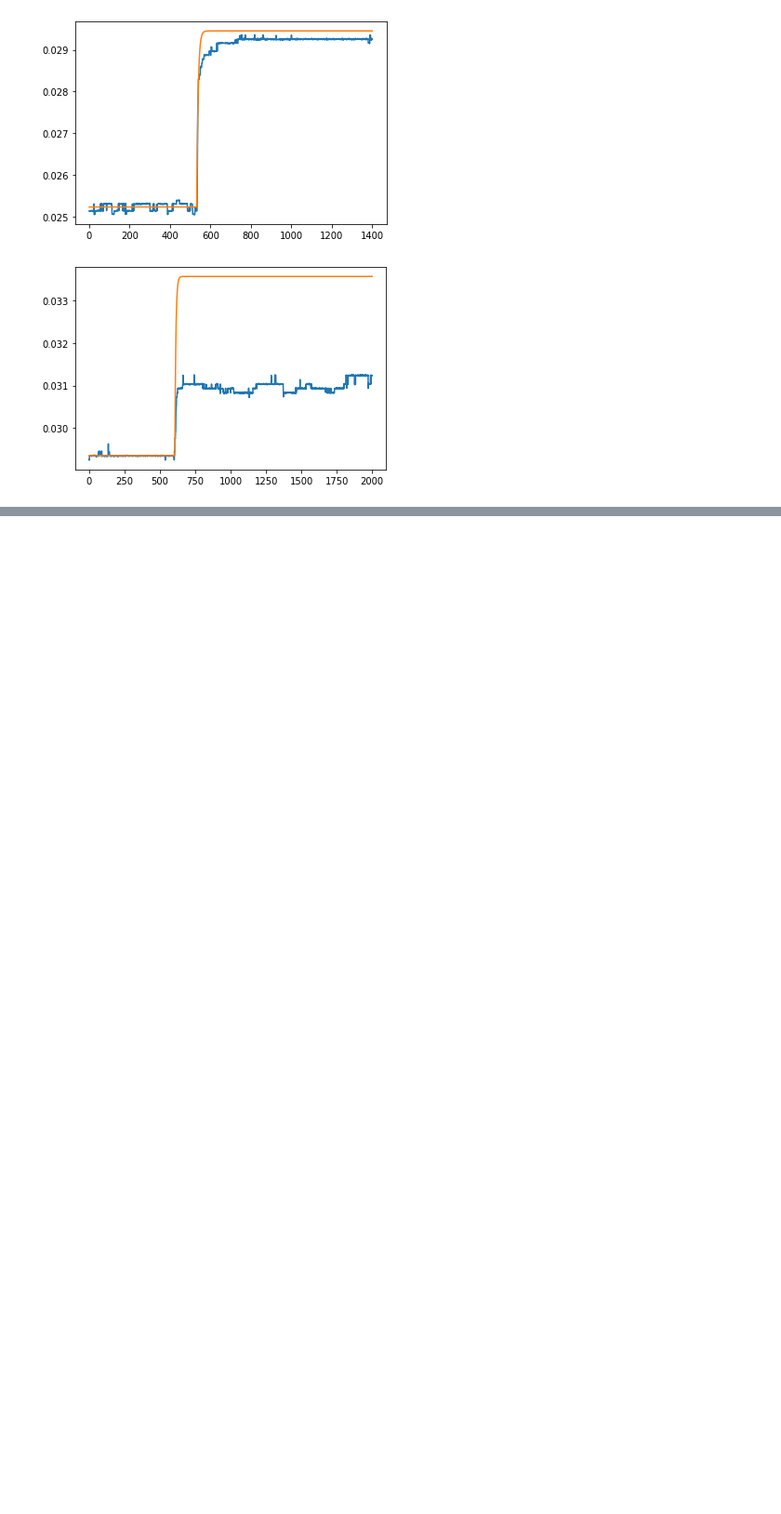
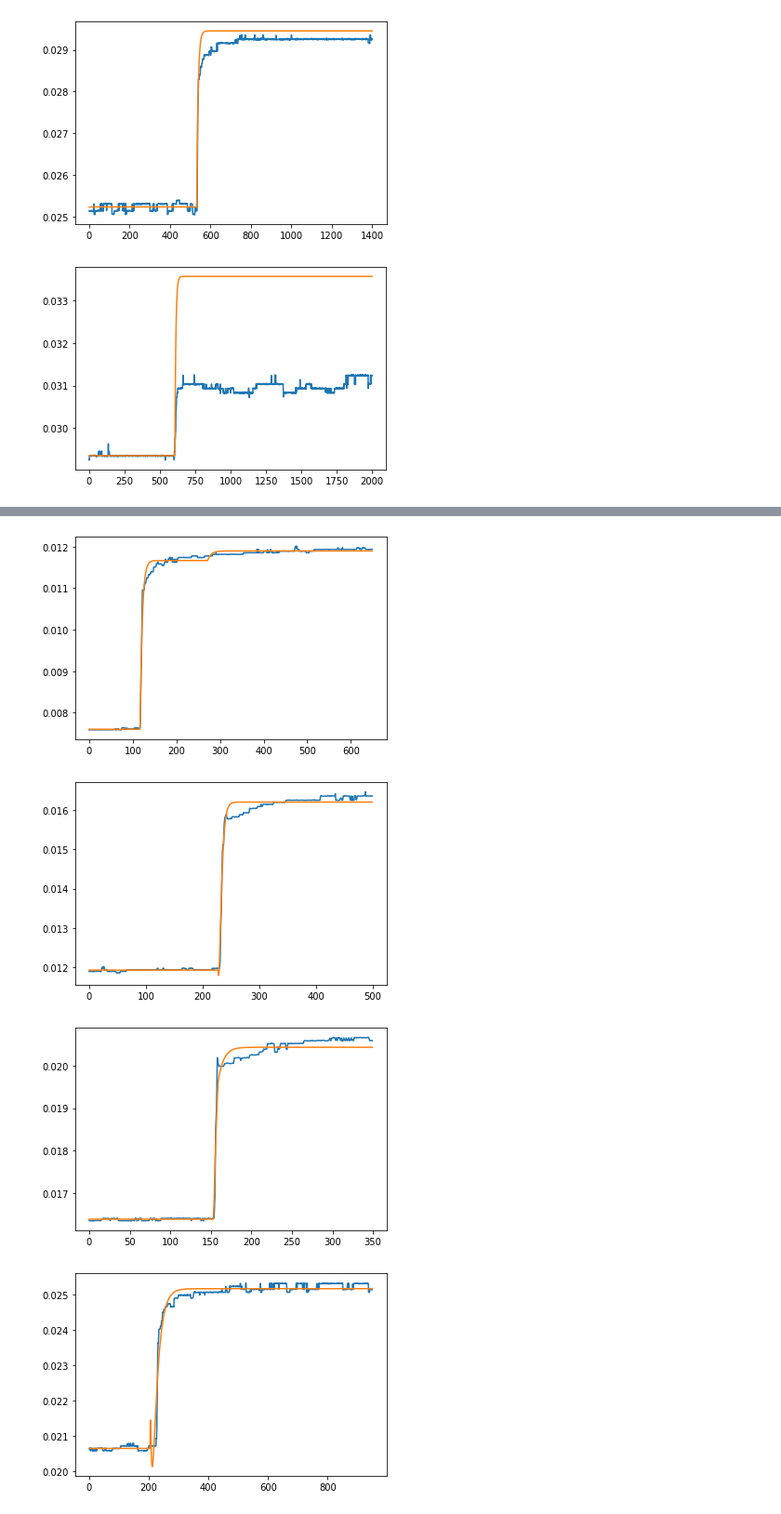
Before and after one commit to JarrydWebber/Jarryd-CSC, a Jupyter notebook: First Order Fit Outside of Rig pH Probe.ipynb, the cells around one changed output, grey strips where cells are left out. Shown at 93% size. Drawn from its saved outputs; the diff is of its cells as text; code cells hidden in the pictures; blank space fills up the shorter version.

Commit message:
Parrelel FOPDT Fit Implemented

```diff
--- a/First Order Fit Outside of Rig pH Probe.ipynb
+++ b/First Order Fit Outside of Rig pH Probe.ipynb
@@ -130,0 +140,79 @@ for time_set, ph_delogged_set, theta, y0 in zip(time_list, ph_delogged, theta_li
+# %%
+def parallel_fopdt(t, K_sum, k1, tau1, theta1, y01, tau2, theta2, y02):
+    k2 = K_sum - k1
+    fopdt1 = fopdt(t, k1, tau1, theta1, y01)
+    fopdt2 = fopdt(t, k2, tau2, theta2, y02)
+
+    return fopdt1 + fopdt2
+# %%
+spans=[[11800,12450],[12250,12750],[12750,13100],[13050,14000],[13600,15000],[15000,17000]]
+
+
+ph_list = []
+poh_list = []
+ph_delogged = []
+poh_delogged = []
+time_list = []
+
+K1_list, tau1_list, theta1_list, y01_list = [], [], [], []
+K2_list, tau2_list, theta2_list, y02_list = [], [], [], []
+
+R_squared_parallel = []
+
+for number, span in enumerate(spans):
+    lower = span[0]
+    upper = span[1]
+
+    time_set = numpy.array(external_steps['DateTime'][lower:upper].index.tolist())-lower
+    ph_set = numpy.array(external_steps['pH'][lower:upper].values)
+    poh_set = 14 - ph_set
+    ph_delogged_set = 10**(-ph_set)
+    poh_delogged_set = 10**(-poh_set)
+
+#     print (poh_set)
+
+    time_list.append(time_set)
+
+    ph_list.append(ph_set)
+    poh_list.append(poh_set)
+
+    ph_delogged.append(ph_delogged_set)
+    poh_delogged.append(poh_delogged_set)
+
+    [K_sum, k1, tau1, theta1, y01, tau2, theta2, y02], _ = scipy.optimize.curve_fit(parallel_fopdt, time_set,
+                                                      ph_delogged_set,
+                                                      [0.004, 0.004, 4, 200, 50, 4, 200, 50])  #K_sum, k1, tau1, theta1, y01, tau2, theta2, y02
+
+    k2 = K_sum - k1
+
+
+    K1_list.append(k1)
+    tau1_list.append(tau1)
+    theta1_list.append(theta1)
+    y01_list.append(y01)
+
+    K1_list.append(k2)
+    tau1_list.append(tau2)
+    theta1_list.append(theta2)
+    y01_list.append(y02)
+
+    data_average = numpy.average(ph_delogged_set)
+    sum_squares_total = sum((ph_delogged_set - data_average)**2)
+
+    predicted_data = parallel_fopdt(time_set, K_sum, k1, tau1, theta1, y01, tau2, theta2, y02)
+
+    sum_squares_residual = sum((ph_delogged_set - predicted_data)**2)
+
+    R_squared_parallel.append(1 - (sum_squares_residual/sum_squares_total))
+
+#     print('Span {0} \n R^2 {1}\n Combined Gain {2} \n'.format(number+1, R_squared_parallel[-1], K_sum), ' \n k1 {0} \n k2 {1} \n\n tau1 {2} \n tau2 {3} \n\n theta1 {4} \n theta2 {5} \n\n y01 {6} \n y02 {7} \n'.format(k1, k2, tau1, tau2, theta1, theta2, y01, y02))
+
+    figure = plt.figure()
+
+    plt.plot(time_set, ph_delogged_set)
+    plt.plot(predicted_data)
+# %% [output]
+[figure, added]
+[figure, added]
+[figure, added]
+[figure, added]
```
Also changed, not shown: parts of 8 cells of this notebook, 1 other file.
